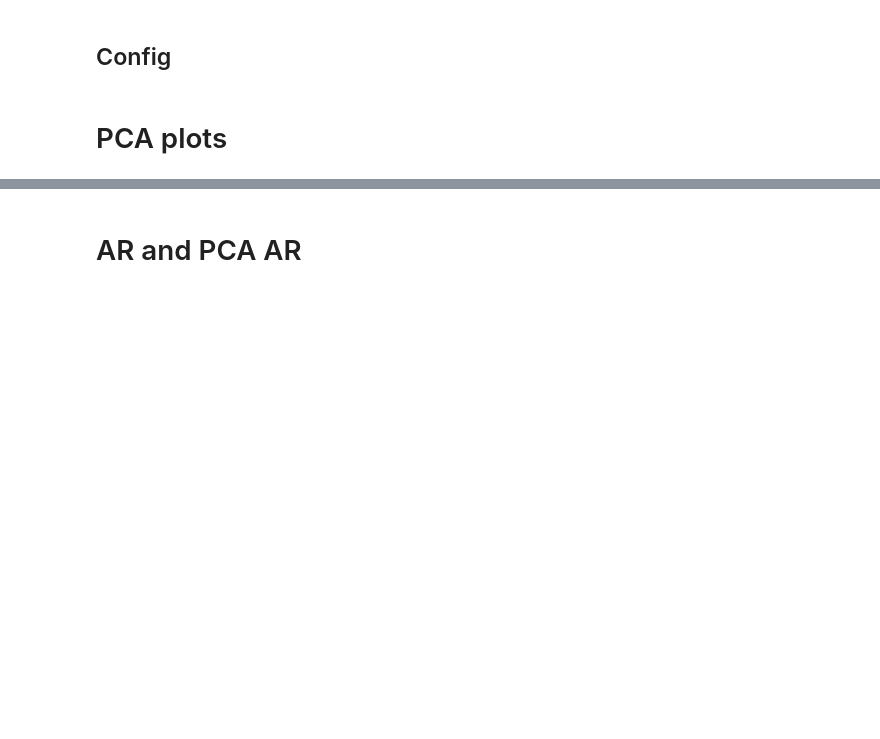
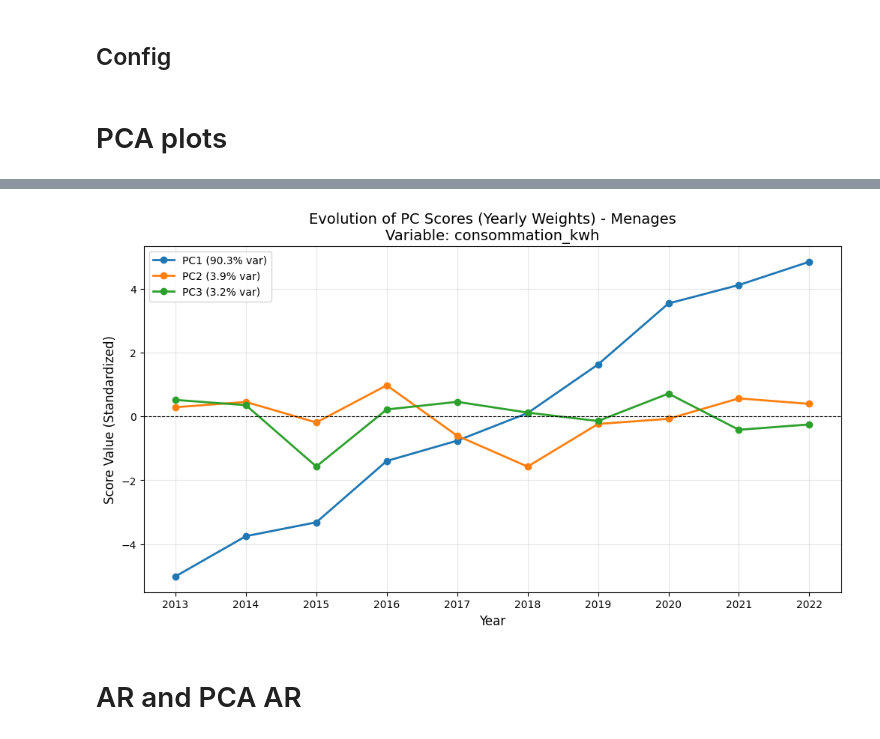
Before and after one commit to eniafou/onee, a Jupyter notebook: notebooks/analyse.ipynb, the cells around one changed output, grey strips where cells are left out. Saved outputs shown, nothing was run; the diff lists cells and outputs as text; code cells hidden in the pictures; blank space fills up the shorter version.

```diff
--- a/notebooks/analyse.ipynb
+++ b/notebooks/analyse.ipynb
@@ -24,0 +12,2 @@ df.head()
+# %%
+PROJECT_ROOT = Path(os.getcwd()).resolve().parents[0]
@@ -190,3 +262,7 @@ plot_fpca_comparison(out_df, example_id)
+# %%
+plot_pca_scores_evolution(df_regional, "Menages", variable="consommation_kwh")
+# %% [output]
+[figure, added]
 # %% [markdown]
 # AR and PCA AR
 # %%
```
Also changed, not shown: parts of 14 cells of this notebook, 20 other files.
